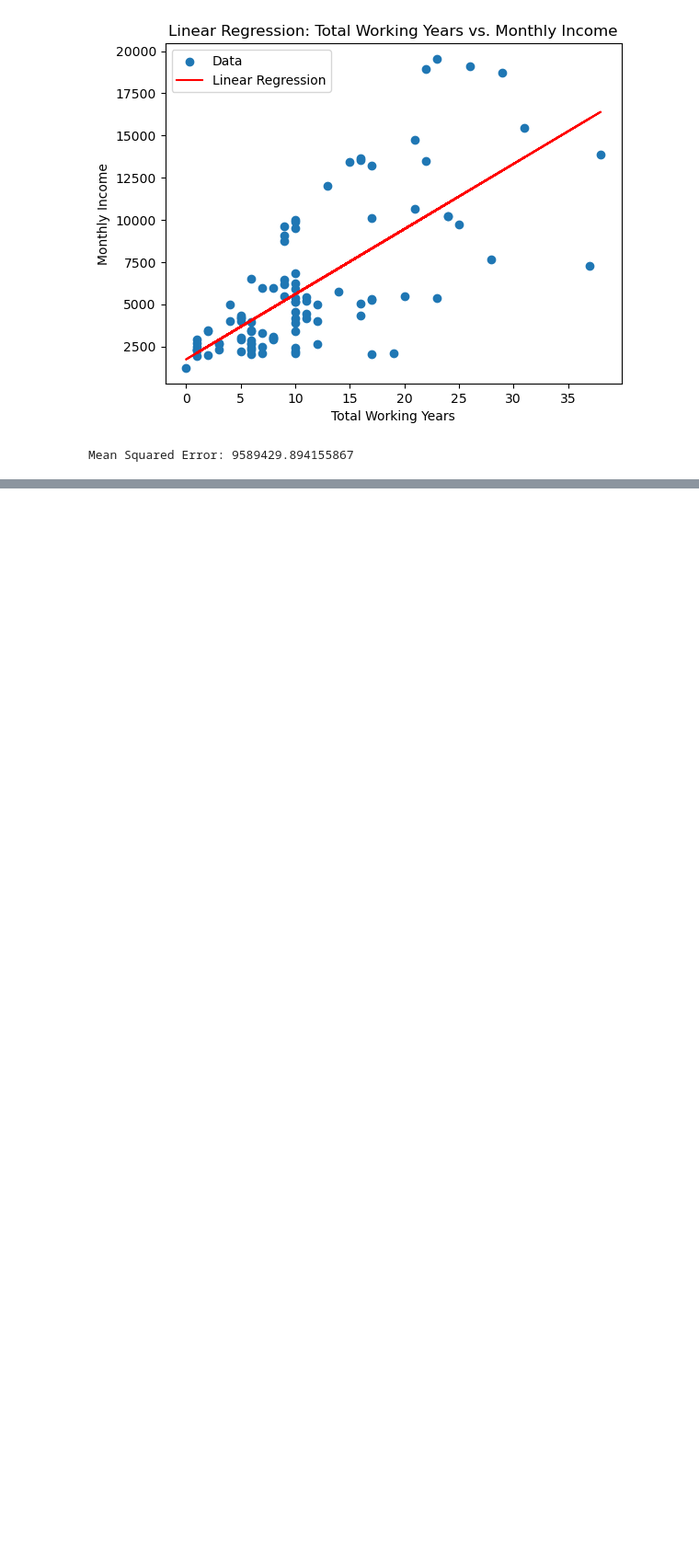
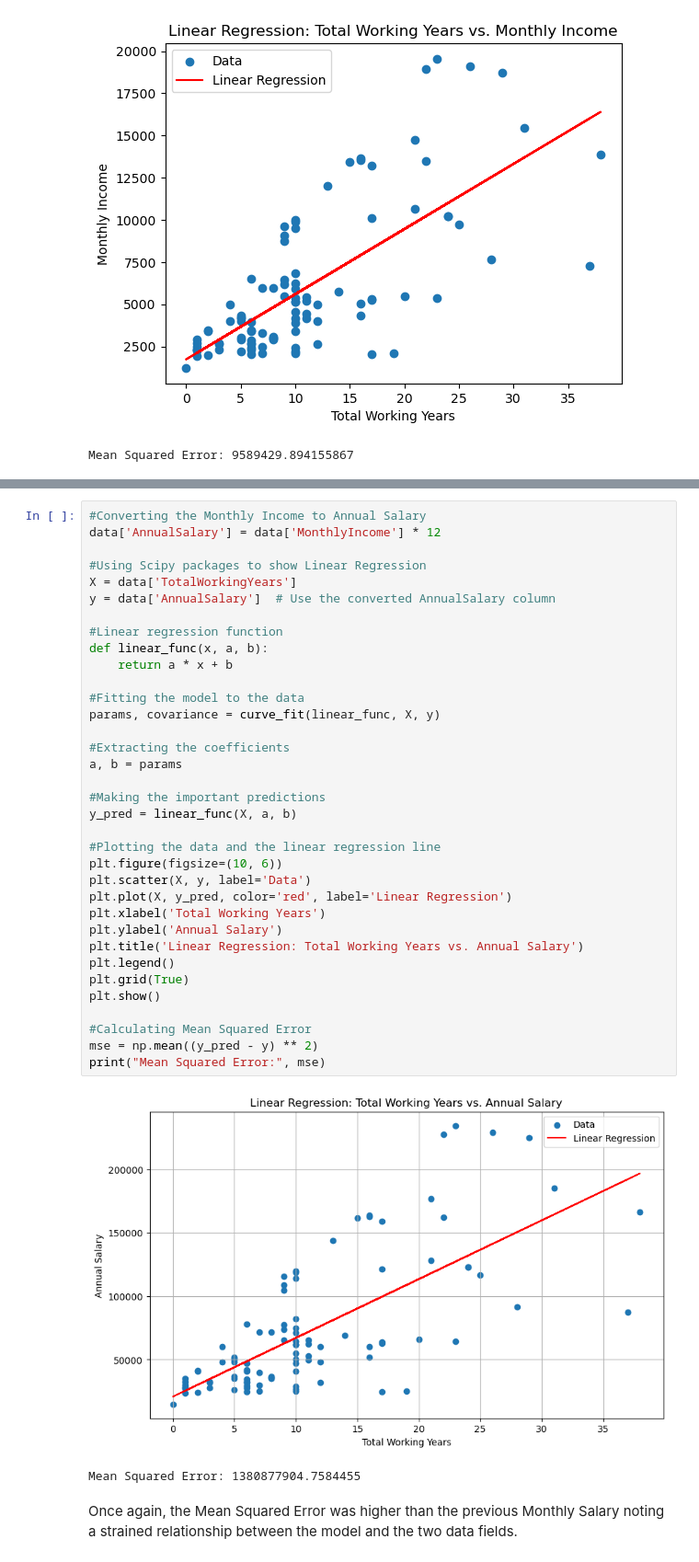
Before and after one commit to Cossie01/Machine-Learning-Stats-Assessment, a Jupyter notebook: Regression.ipynb, the cells around one changed output, grey strips where cells are left out. Shown at 92% size. Saved outputs shown, nothing was run; the diff lists cells and outputs as text; blank space fills up the shorter version.

```diff
--- a/Regression.ipynb
+++ b/Regression.ipynb
@@ -427,0 +486,40 @@ Mean Squared Error: 9589429.894155867
+# %%
+#Converting the Monthly Income to Annual Salary
+data['AnnualSalary'] = data['MonthlyIncome'] * 12
+
+#Using Scipy packages to show Linear Regression
+X = data['TotalWorkingYears']
+y = data['AnnualSalary']  # Use the converted AnnualSalary column
+
+#Linear regression function
+def linear_func(x, a, b):
+    return a * x + b
+
+#Fitting the model to the data
+params, covariance = curve_fit(linear_func, X, y)
+
+#Extracting the coefficients
+a, b = params
+
+#Making the important predictions
+y_pred = linear_func(X, a, b)
+
+#Plotting the data and the linear regression line
+plt.figure(figsize=(10, 6))
+plt.scatter(X, y, label='Data')
+plt.plot(X, y_pred, color='red', label='Linear Regression')
+plt.xlabel('Total Working Years')
+plt.ylabel('Annual Salary')
+plt.title('Linear Regression: Total Working Years vs. Annual Salary')
+plt.legend()
+plt.grid(True)
+plt.show()
+
+#Calculating Mean Squared Error
+mse = np.mean((y_pred - y) ** 2)
+print("Mean Squared Error:", mse)
+# %% [output]
+[figure, added]
+Mean Squared Error: 1380877904.7584455
+# %% [markdown]
+Once again, the Mean Squared Error was higher than the previous Monthly Salary noting a strained relationship between the model and the two data fields.
```
Also changed, not shown: parts of 16 cells of this notebook.
